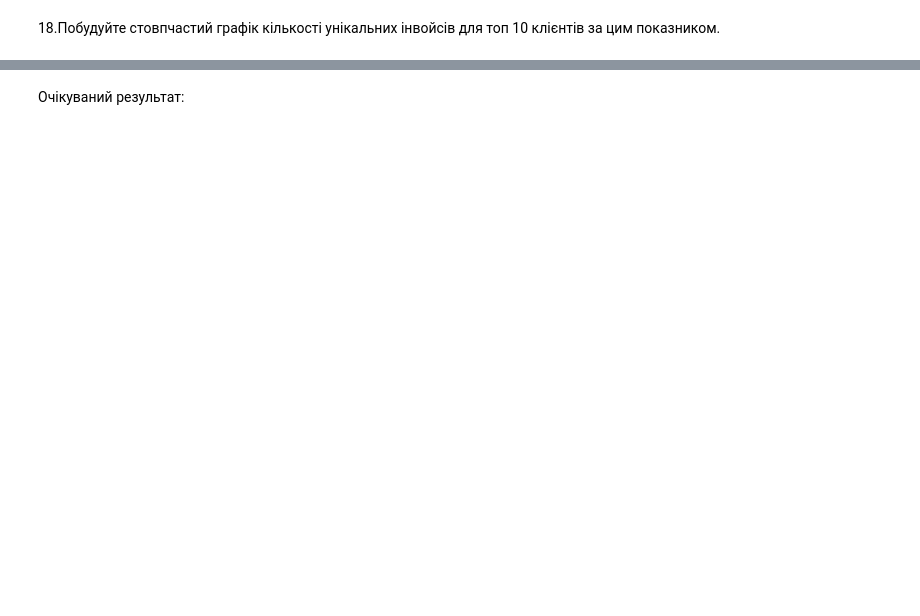
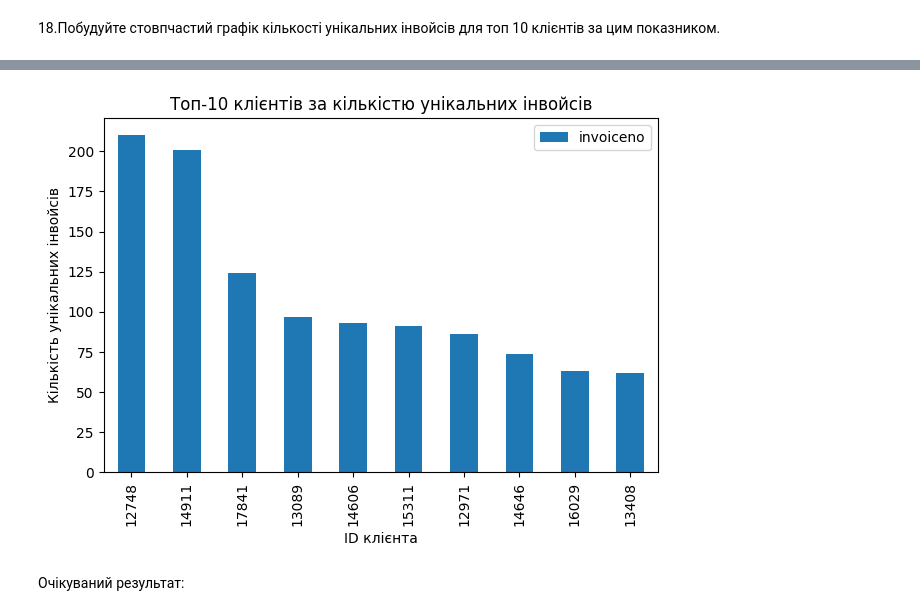
Before and after one commit to Yulia-Momotyuk/DLA-data-analysis-practice, a Jupyter notebook: Python/Task/Additional Task/Additional Task 6 Pandas+Viz.ipynb, the cells around one changed output, grey strips where cells are left out. Drawn from its saved outputs; the diff is of its cells as text; code cells hidden in the pictures; blank space fills up the shorter version.

```diff
--- a/Python/Task/Additional Task/Additional Task 6 Pandas+Viz.ipynb
+++ b/Python/Task/Additional Task/Additional Task 6 Pandas+Viz.ipynb
@@ -138,3 +310,6 @@ dtype: object
 ![](https://drive.google.com/uc?export=view&id=1xbjqTCroVKLgdRxFGA9LG1T6Xx9eWlO1)
 # %% [markdown]
 18.Побудуйте стовпчастий графік кількості унікальних інвойсів для топ 10 клієнтів за цим показником.
+# %%
+top_clients = df_new.groupby("customerid")["invoiceno"].nunique().nlargest(10)
+top_clients.head(10)
@@ -141,3 +330,15 @@ dtype: object
+# %%
+top_clients.plot.bar()
+
+plt.title('Топ-10 клієнтів за кількістю унікальних інвойсів')
+plt.xlabel('ID клієнта')
+plt.ylabel('Кількість унікальних інвойсів')
+plt.legend(["invoiceno"])
+
+plt.tight_layout()
+plt.show()
+# %% [output]
+[figure, added]
 # %% [markdown]
 Очікуваний результат:
 # %% [markdown]
```
Also changed, not shown: parts of 38 cells of this notebook.
